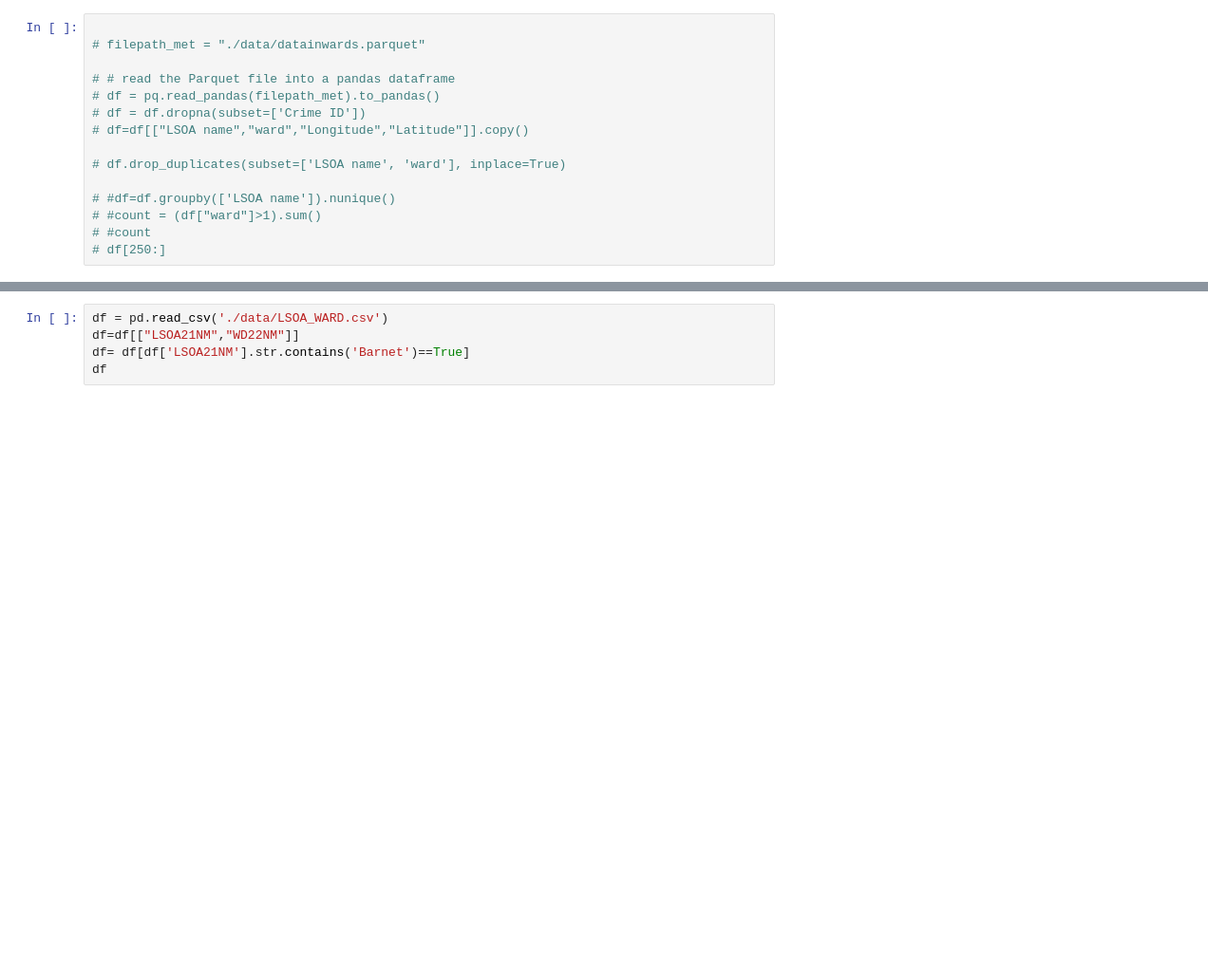
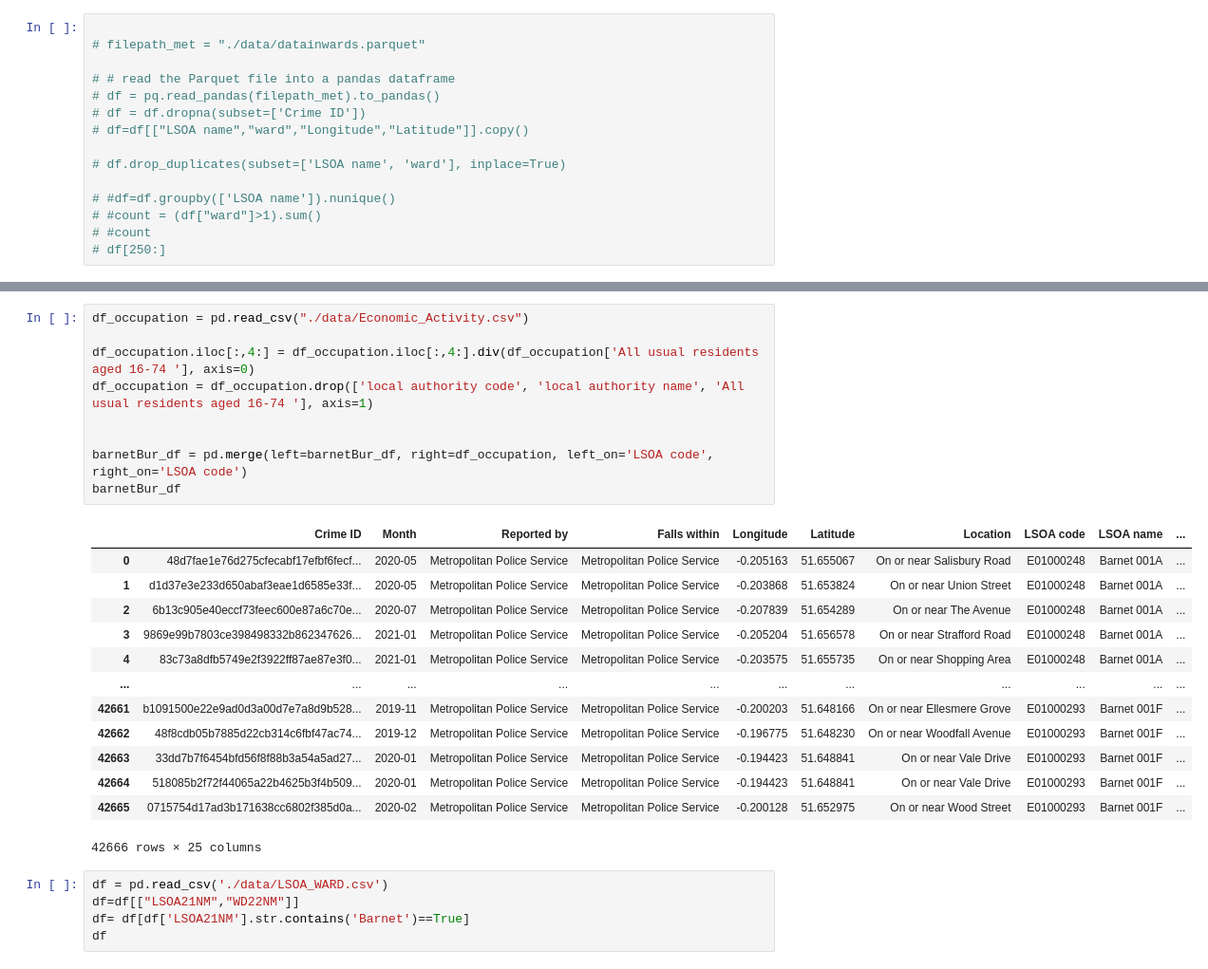
Before and after one commit to Shapkofil/dc20-g22, a Jupyter notebook: combine.ipynb, the cells around one changed output, grey strips where cells are left out. Shown: that part at 95% size. Cells and saved outputs as stored; diff of their text form; blank space fills up the shorter version.

Commit message:
add occupation

```diff
--- a/combine.ipynb
+++ b/combine.ipynb
@@ -48,3 +47,26 @@ barnetBur_df
+# %%
+df_occupation = pd.read_csv("./data/Economic_Activity.csv")
+
+df_occupation.iloc[:,4:] = df_occupation.iloc[:,4:].div(df_occupation['All usual residents aged 16-74 '], axis=0)
+df_occupation = df_occupation.drop(['local authority code', 'local authority name', 'All usual residents aged 16-74 '], axis=1)
+
+
+barnetBur_df = pd.merge(left=barnetBur_df, right=df_occupation, left_on='LSOA code', right_on='LSOA code')
+barnetBur_df
+# %% [output]
+|  | Crime ID | Month | Reported by | Falls within | Longitude | Latitude | Location | LSOA code | LSOA name | ... |
+| 0 | 48d7fae1e76d275cfecabf17efbf6fecf... | 2020-05 | Metropolitan Police Service | Metropolitan Police Service | -0.205163 | 51.655067 | On or near Salisbury Road | E01000248 | Barnet 001A | ... |
+| 1 | d1d37e3e233d650abaf3eae1d6585e33f... | 2020-05 | Metropolitan Police Service | Metropolitan Police Service | -0.203868 | 51.653824 | On or near Union Street | E01000248 | Barnet 001A | ... |
+| 2 | 6b13c905e40eccf73feec600e87a6c70e... | 2020-07 | Metropolitan Police Service | Metropolitan Police Service | -0.207839 | 51.654289 | On or near The Avenue | E01000248 | Barnet 001A | ... |
+| 3 | 9869e99b7803ce398498332b862347626... | 2021-01 | Metropolitan Police Service | Metropolitan Police Service | -0.205204 | 51.656578 | On or near Strafford Road | E01000248 | Barnet 001A | ... |
+| 4 | 83c73a8dfb5749e2f3922ff87ae87e3f0... | 2021-01 | Metropolitan Police Service | Metropolitan Police Service | -0.203575 | 51.655735 | On or near Shopping Area | E01000248 | Barnet 001A | ... |
+| ... | ... | ... | ... | ... | ... | ... | ... | ... | ... | ... |
+| 42661 | b1091500e22e9ad0d3a00d7e7a8d9b528... | 2019-11 | Metropolitan Police Service | Metropolitan Police Service | -0.200203 | 51.648166 | On or near Ellesmere Grove | E01000293 | Barnet 001F | ... |
+| 42662 | 48f8cdb05b7885d22cb314c6fbf47ac74... | 2019-12 | Metropolitan Police Service | Metropolitan Police Service | -0.196775 | 51.648230 | On or near Woodfall Avenue | E01000293 | Barnet 001F | ... |
+| 42663 | 33dd7b7f6454bfd56f8f88b3a54a5ad27... | 2020-01 | Metropolitan Police Service | Metropolitan Police Service | -0.194423 | 51.648841 | On or near Vale Drive | E01000293 | Barnet 001F | ... |
+| 42664 | 518085b2f72f44065a22b4625b3f4b509... | 2020-01 | Metropolitan Police Service | Metropolitan Police Service | -0.194423 | 51.648841 | On or near Vale Drive | E01000293 | Barnet 001F | ... |
+| 42665 | 0715754d17ad3b171638cc6802f385d0a... | 2020-02 | Metropolitan Police Service | Metropolitan Police Service | -0.200128 | 51.652975 | On or near Wood Street | E01000293 | Barnet 001F | ... |
+42666 rows × 25 columns
 # %%
 df = pd.read_csv('./data/LSOA_WARD.csv')
 df=df[["LSOA21NM","WD22NM"]]
```
Also changed, not shown: parts of 3 cells of this notebook.
